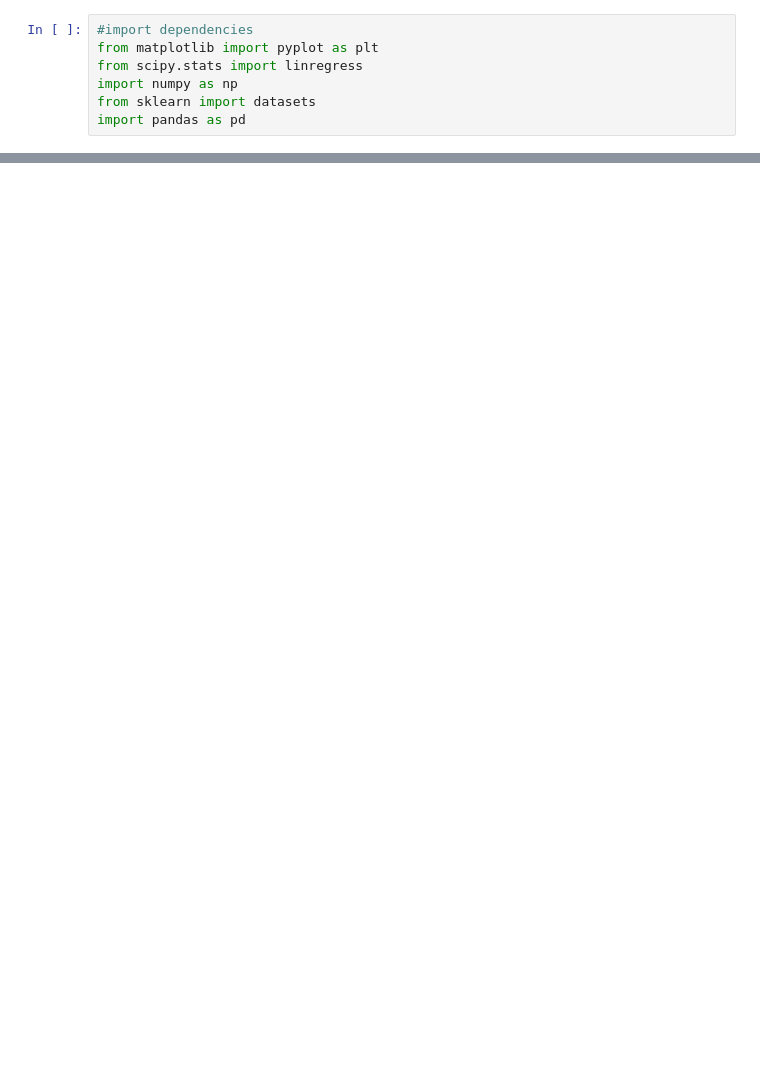
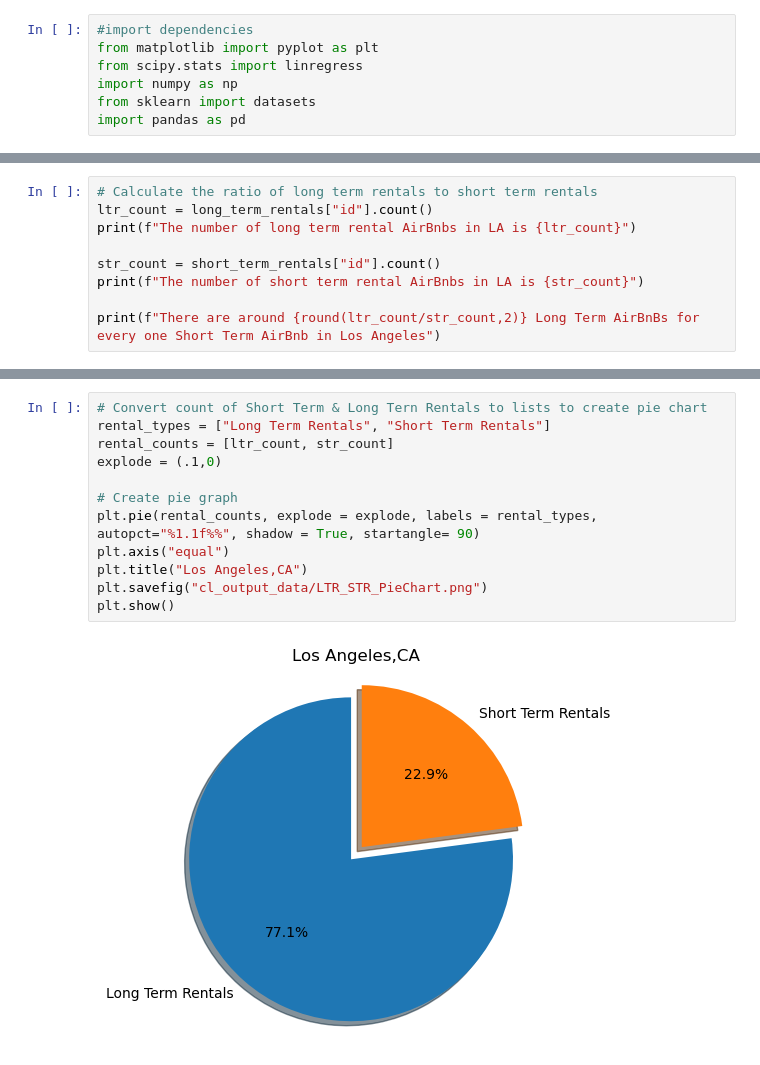
Before and after one commit to cmlee2/AirBnb-Analysis, a Jupyter notebook: cl_STRvsLTR_profitability.ipynb, the cells around one changed output, grey strips where cells are left out. Drawn from its saved outputs; the diff is of its cells as text; blank space fills up the shorter version.

```diff
--- a/cl_STRvsLTR_profitability.ipynb
+++ b/cl_STRvsLTR_profitability.ipynb
@@ -65,0 +66,9 @@ short_term_rentals.head()
+# %%
+# Calculate the ratio of long term rentals to short term rentals
+ltr_count = long_term_rentals["id"].count()
+print(f"The number of long term rental AirBnbs in LA is {ltr_count}")
+
+str_count = short_term_rentals["id"].count()
+print(f"The number of short term rental AirBnbs in LA is {str_count}")
+
+print(f"There are around {round(ltr_count/str_count,2)} Long Term AirBnBs for every one Short Term AirBnb in Los Angeles")
@@ -65,0 +92,14 @@ short_term_rentals.head()
+# %%
+# Convert count of Short Term & Long Tern Rentals to lists to create pie chart
+rental_types = ["Long Term Rentals", "Short Term Rentals"]
+rental_counts = [ltr_count, str_count]
+explode = (.1,0)
+
+# Create pie graph
+plt.pie(rental_counts, explode = explode, labels = rental_types, autopct="%1.1f%%", shadow = True, startangle= 90)
+plt.axis("equal")
+plt.title("Los Angeles,CA")
+plt.savefig("cl_output_data/LTR_STR_PieChart.png")
+plt.show()
+# %% [output]
+[figure, added]
```
Also changed, not shown: parts of 23 cells of this notebook, 7 other files.
